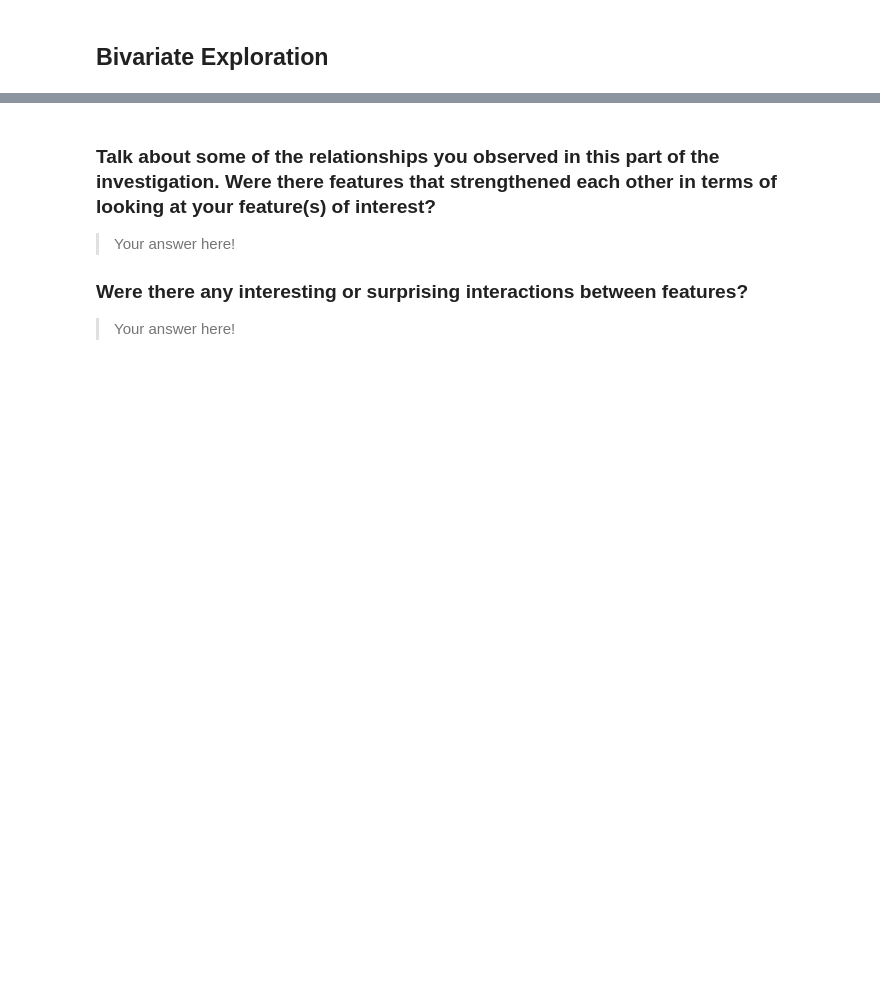
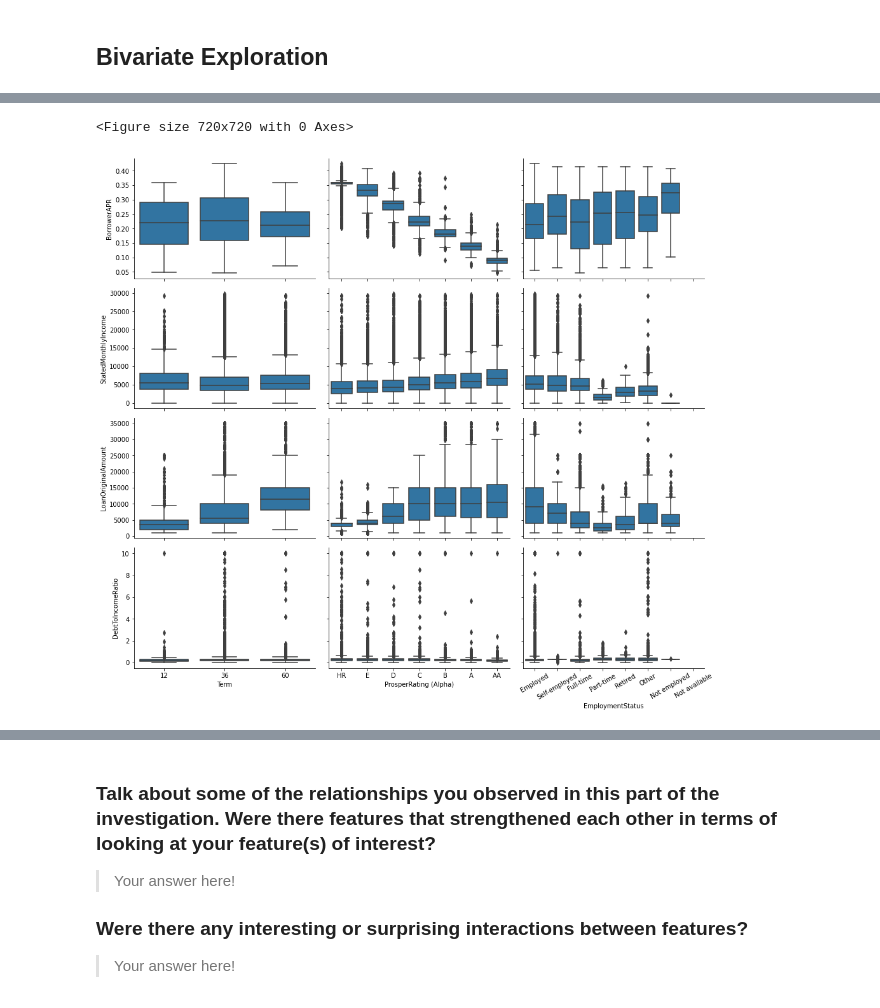
Before and after one commit to andisiambuku/Loans-Analysis-Project, a Jupyter notebook: Part_I_exploration_template.ipynb, the cells around one changed output, grey strips where cells are left out. Saved outputs shown, nothing was run; the diff lists cells and outputs as text; code cells hidden in the pictures; blank space fills up the shorter version.

```diff
--- a/Part_I_exploration_template.ipynb
+++ b/Part_I_exploration_template.ipynb
@@ -347,0 +369,16 @@ your work in the previous sections.
+# %%
+# plot matrix of numeric features against categorical features.
+
+def boxgrid(x, y, **kwargs):
+    """ Quick hack for creating box plots with seaborn's PairGrid. """
+    default_color = sb.color_palette()[0]
+    sb.boxplot(x, y, color = default_color)
+
+plt.figure(figsize = [10, 10])
+g = sb.PairGrid(data = df_proloans, y_vars = ['BorrowerAPR', 'StatedMonthlyIncome', 'LoanOriginalAmount','DebtToIncomeRatio'],
+                x_vars = ['Term','ProsperRating (Alpha)', 'EmploymentStatus'], height = 3, aspect = 1.5)
+g.map(boxgrid);
+plt.xticks(rotation=30);
+# %% [output]
+<Figure size 720x720 with 0 Axes>
+[figure, added]
```
Also changed, not shown: parts of 17 cells of this notebook.
